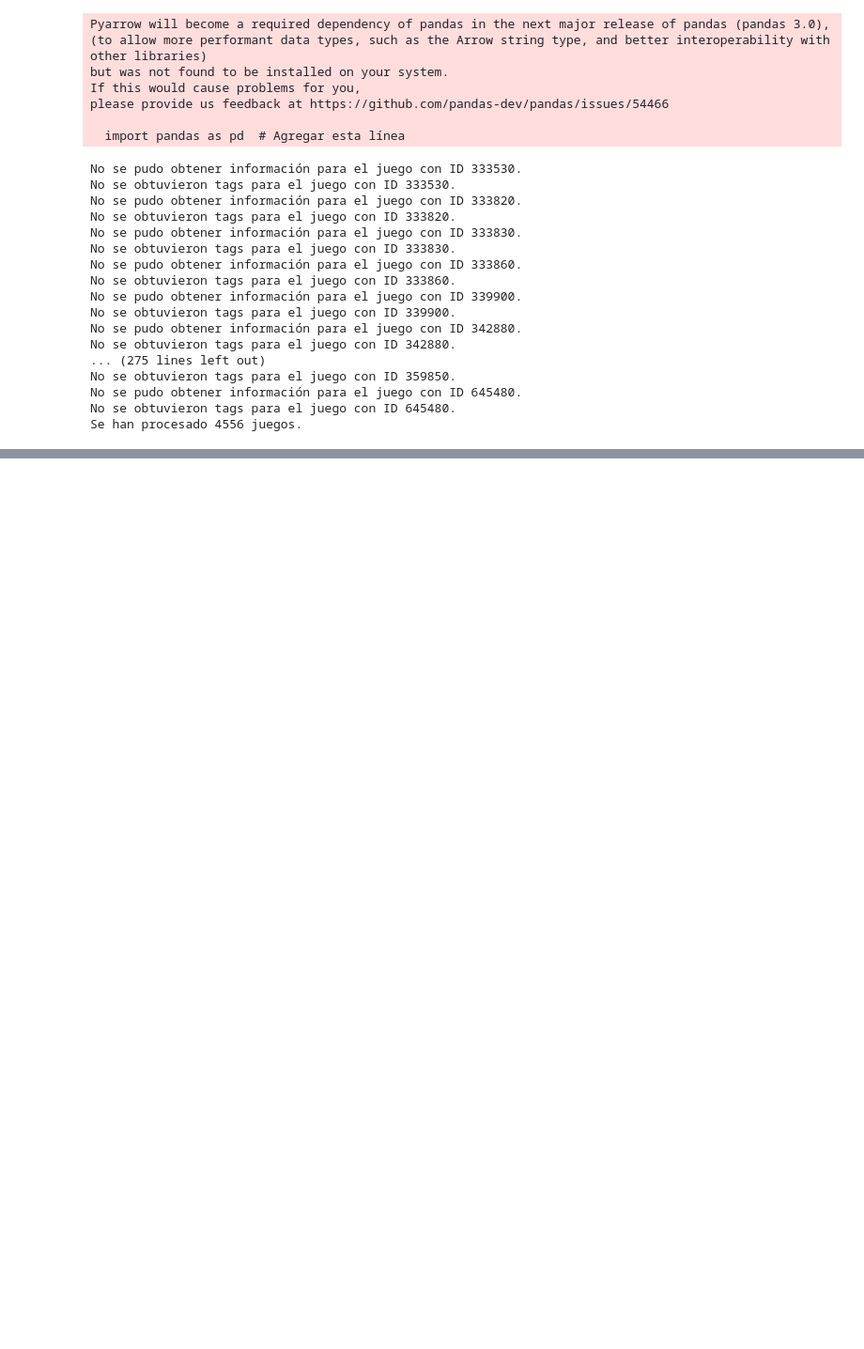
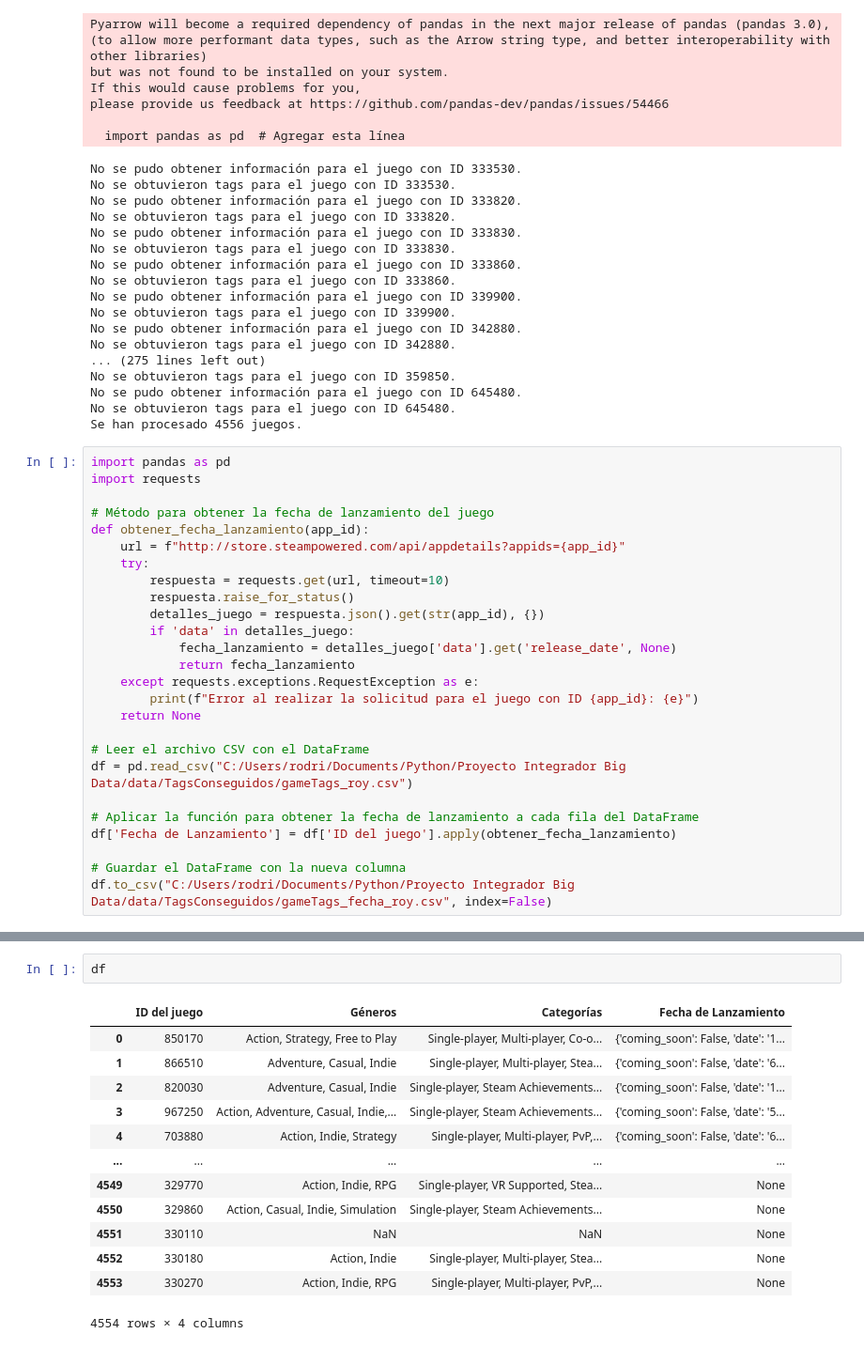
Before and after one commit to croissantiuu/proyecto-big-data, a Jupyter notebook: app/TagGame.ipynb, the cells around one changed output, grey strips where cells are left out. Shown at 94% size. Saved outputs shown, nothing was run; the diff lists cells and outputs as text; blank space fills up the shorter version.

Commit message:
Cambios Fecha de Lanzamiento & Multiplayer

```diff
--- a/app/TagGame.ipynb
+++ b/app/TagGame.ipynb
@@ -72,3 +76,29 @@ No se obtuvieron tags para el juego con ID 359850.
 No se pudo obtener información para el juego con ID 645480.
 No se obtuvieron tags para el juego con ID 645480.
 Se han procesado 4556 juegos.
+# %%
+import pandas as pd
+import requests
+
+# Método para obtener la fecha de lanzamiento del juego
+def obtener_fecha_lanzamiento(app_id):
+    url = f"http://store.steampowered.com/api/appdetails?appids={app_id}"
+    try:
+        respuesta = requests.get(url, timeout=10)
+        respuesta.raise_for_status()
+        detalles_juego = respuesta.json().get(str(app_id), {})
+        if 'data' in detalles_juego:
+            fecha_lanzamiento = detalles_juego['data'].get('release_date', None)
+            return fecha_lanzamiento
+    except requests.exceptions.RequestException as e:
+        print(f"Error al realizar la solicitud para el juego con ID {app_id}: {e}")
+    return None
+
+# Leer el archivo CSV con el DataFrame
+df = pd.read_csv("C:/Users/rodri/Documents/Python/Proyecto Integrador Big Data/data/TagsConseguidos/gameTags_roy.csv")
+
+# Aplicar la función para obtener la fecha de lanzamiento a cada fila del DataFrame
+df['Fecha de Lanzamiento'] = df['ID del juego'].apply(obtener_fecha_lanzamiento)
+
+# Guardar el DataFrame con la nueva columna
+df.to_csv("C:/Users/rodri/Documents/Python/Proyecto Integrador Big Data/data/TagsConseguidos/gameTags_fecha_roy.csv", index=False)
@@ -74,0 +123,16 @@ Se han procesado 4556 juegos.
+# %%
+df
+# %% [output]
+|  | ID del juego | Géneros | Categorías | Fecha de Lanzamiento |
+| 0 | 850170 | Action, Strategy, Free to Play | Single-player, Multi-player, Co-o... | {'coming_soon': False, 'date': '1... |
+| 1 | 866510 | Adventure, Casual, Indie | Single-player, Multi-player, Stea... | {'coming_soon': False, 'date': '6... |
+| 2 | 820030 | Adventure, Casual, Indie | Single-player, Steam Achievements... | {'coming_soon': False, 'date': '1... |
+| 3 | 967250 | Action, Adventure, Casual, Indie,... | Single-player, Steam Achievements... | {'coming_soon': False, 'date': '5... |
+| 4 | 703880 | Action, Indie, Strategy | Single-player, Multi-player, PvP,... | {'coming_soon': False, 'date': '6... |
+| ... | ... | ... | ... | ... |
+| 4549 | 329770 | Action, Indie, RPG | Single-player, VR Supported, Stea... | None |
+| 4550 | 329860 | Action, Casual, Indie, Simulation | Single-player, Steam Achievements... | None |
+| 4551 | 330110 | NaN | NaN | None |
+| 4552 | 330180 | Action, Indie | Single-player, Multi-player, Stea... | None |
+| 4553 | 330270 | Action, Indie, RPG | Single-player, Multi-player, PvP,... | None |
+4554 rows × 4 columns
```
Also changed, not shown: parts of 5 cells of this notebook, 4 other files.
